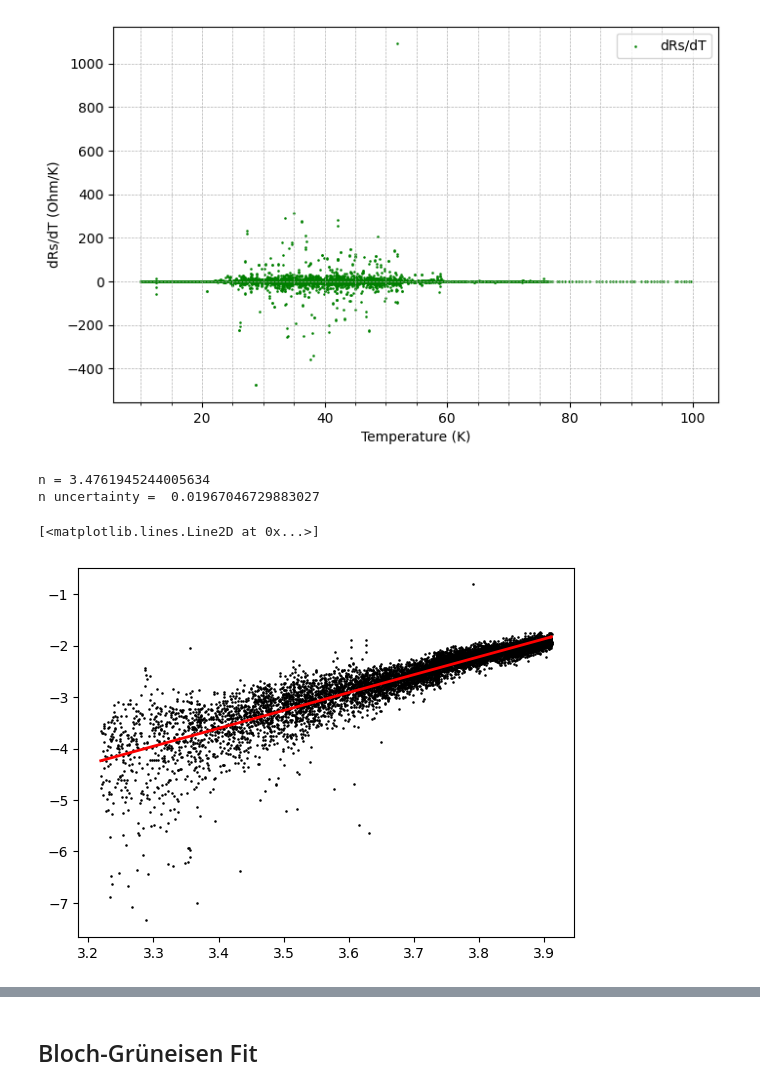
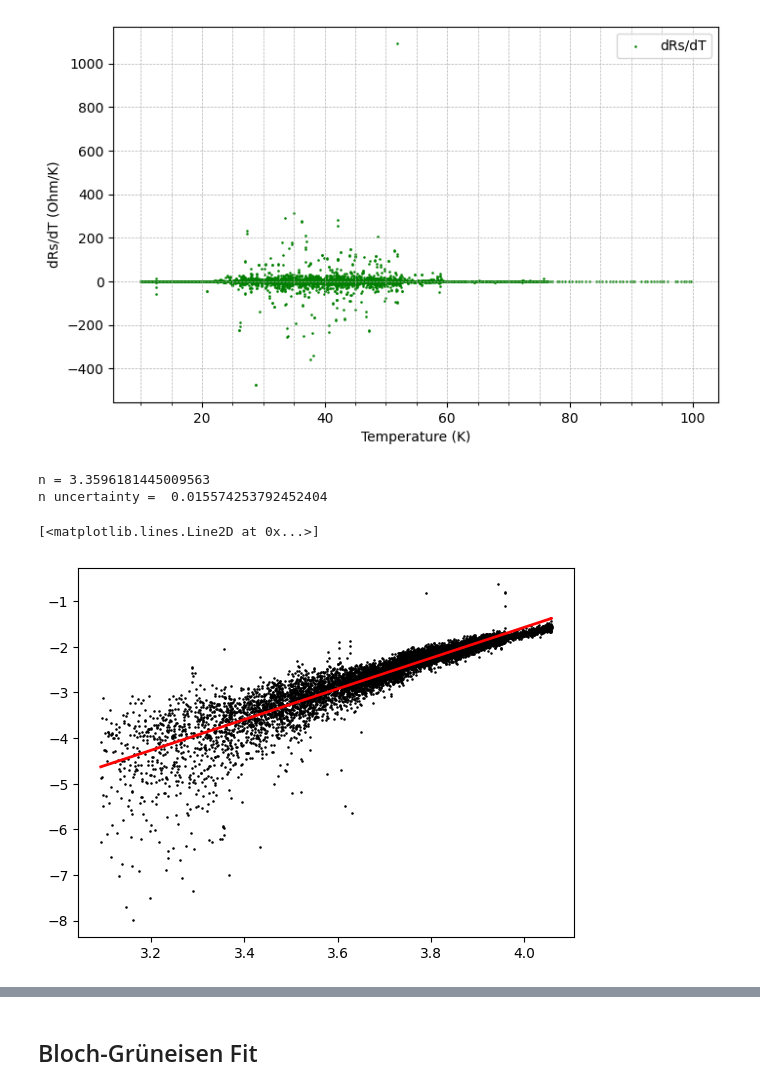
Before and after one commit to gamberoillecito/Nb-Characterization, a Jupyter notebook: R-vs-T/VdP_dataline.ipynb, the cells around one changed output, grey strips where cells are left out. Drawn from its saved outputs; the diff is of its cells as text; code cells hidden in the pictures.

```diff
--- a/R-vs-T/VdP_dataline.ipynb
+++ b/R-vs-T/VdP_dataline.ipynb
@@ -356,38 +356,38 @@ logT = []
 logRR0 = []
 T_comp = []
 Rs_comp = []
-t_u = 50
-t_l = 25
+t_u = 58
+t_l = 22
 i=0
 
 while (Tf[i]<t_u):
 
     if (Tf[i]>t_l):
         T_comp.append(Tf[i])
         Rs_comp.append(Rs[i])
         # logT.append(np.log(Tf[i]))
         # logRR0.append(np.log(np.abs(Rs[i] - Rho_0)))
 
         if (Rs[i]-Rho_0)>0:
             logT.append(np.log(Tf[i]))
             logRR0.append(np.log(Rs[i]- Rho_0))
     i+=1
 
 # Perform the fit
 coeff_log = np.polyfit(logT, logRR0, deg=1, cov = True)
 params, cov = coeff_log
 
 params = np.squeeze(params)
 cov = np.squeeze(cov)
 n = params[0]
 print('n =', n)
 print('n uncertainty = ', np.sqrt(cov[0][0]))
 
 plt.scatter(logT, logRR0, s = .7, color='black', label="Rf plot")
 plt.plot(logT, np.poly1d(params)(logT), linewidth = 2, color = 'red')
 # %% [output]
-n = 3.4761945244005634
-n uncertainty =  0.01967046729883027
+n = 3.3596181445009563
+n uncertainty =  0.015574253792452404
 [<matplotlib.lines.Line2D at 0x...>]
-[figure, old version]
+[figure, new version]
 # %%
```
Also changed, not shown: parts of 13 cells of this notebook.
